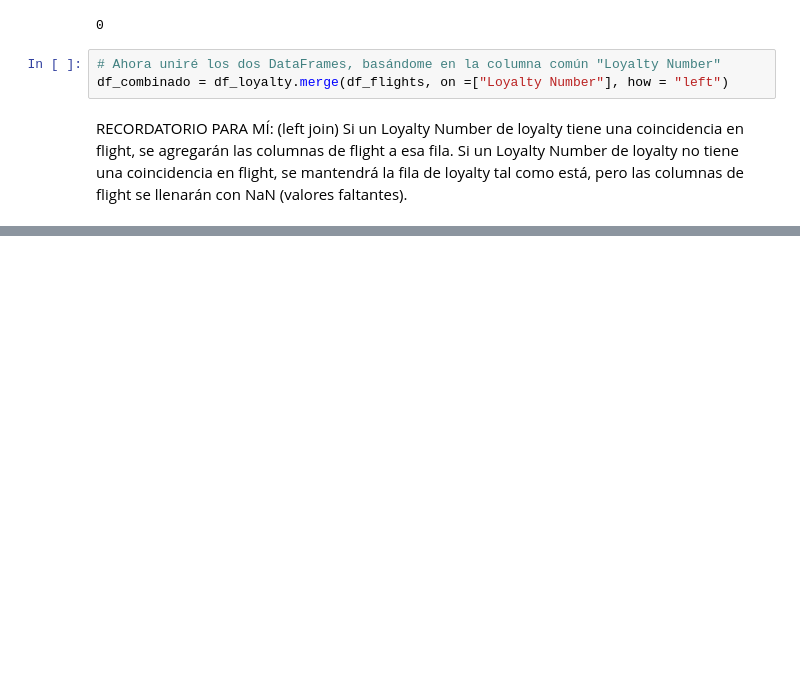
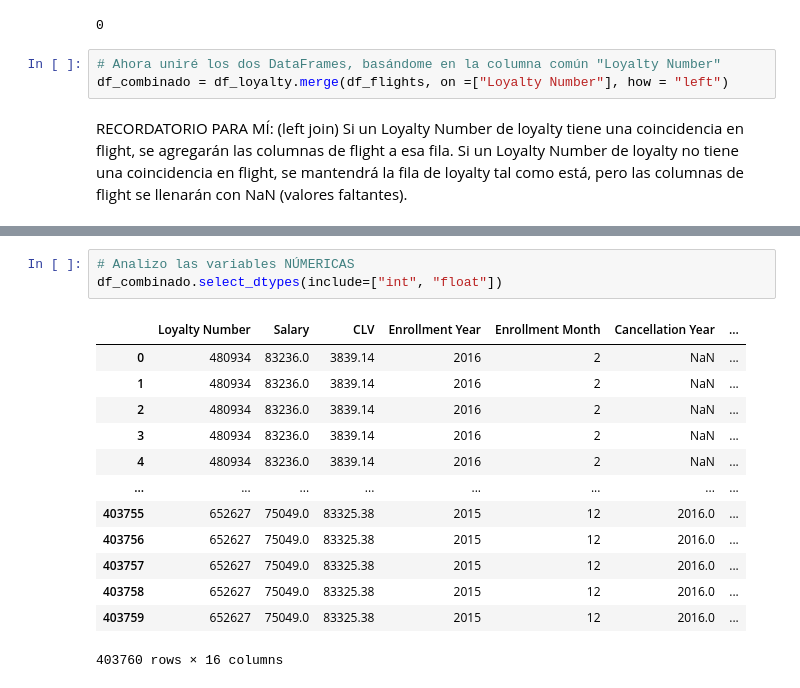
Before and after one commit to Adalab/bda-modulo-3-evaluacion-final-VeroSanchezO, a Jupyter notebook: Evaluación_Final_M3_VSO.ipynb, the cells around one changed output, grey strips where cells are left out. Cells and saved outputs as stored; diff of their text form; blank space fills up the shorter version.

```diff
--- a/Evaluación_Final_M3_VSO.ipynb
+++ b/Evaluación_Final_M3_VSO.ipynb
@@ -285,0 +311,17 @@ df_combinado.sample(10)
+# %%
+# Analizo las variables NÚMERICAS
+df_combinado.select_dtypes(include=["int", "float"])
+# %% [output]
+|  | Loyalty Number | Salary | CLV | Enrollment Year | Enrollment Month | Cancellation Year | ... |
+| 0 | 480934 | 83236.0 | 3839.14 | 2016 | 2 | NaN | ... |
+| 1 | 480934 | 83236.0 | 3839.14 | 2016 | 2 | NaN | ... |
+| 2 | 480934 | 83236.0 | 3839.14 | 2016 | 2 | NaN | ... |
+| 3 | 480934 | 83236.0 | 3839.14 | 2016 | 2 | NaN | ... |
+| 4 | 480934 | 83236.0 | 3839.14 | 2016 | 2 | NaN | ... |
+| ... | ... | ... | ... | ... | ... | ... | ... |
+| 403755 | 652627 | 75049.0 | 83325.38 | 2015 | 12 | 2016.0 | ... |
+| 403756 | 652627 | 75049.0 | 83325.38 | 2015 | 12 | 2016.0 | ... |
+| 403757 | 652627 | 75049.0 | 83325.38 | 2015 | 12 | 2016.0 | ... |
+| 403758 | 652627 | 75049.0 | 83325.38 | 2015 | 12 | 2016.0 | ... |
+| 403759 | 652627 | 75049.0 | 83325.38 | 2015 | 12 | 2016.0 | ... |
+403760 rows × 16 columns
```
Also changed, not shown: parts of 16 cells of this notebook.
